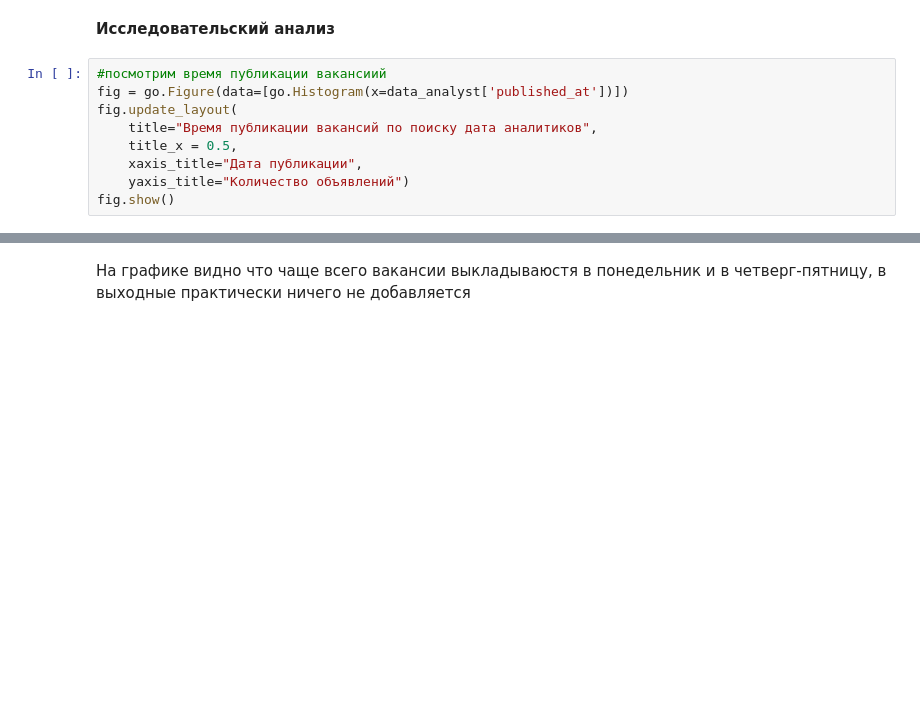
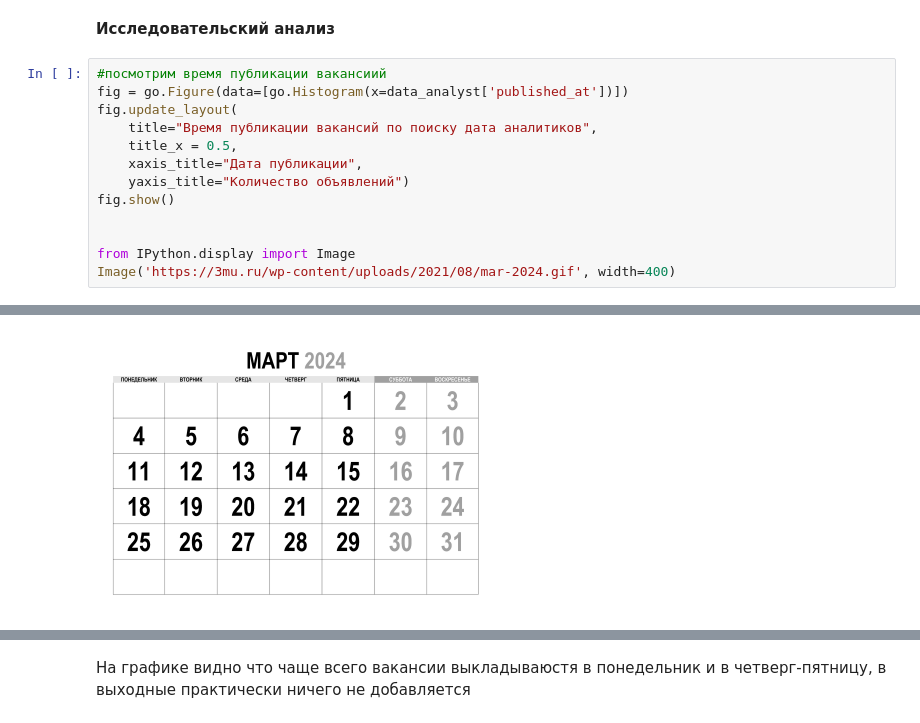
Before and after one commit to AndreyP95/compare_ba_and_da, a Jupyter notebook: comparison_ba_and_da.ipynb, the cells around one changed output, grey strips where cells are left out. Saved outputs shown, nothing was run; the diff lists cells and outputs as text; blank space fills up the shorter version.

```diff
--- a/comparison_ba_and_da.ipynb
+++ b/comparison_ba_and_da.ipynb
@@ -603,14 +552,19 @@ set(data_analyst['salary_bin'])
 # %%
 #посмотрим время публикации вакансиий
 fig = go.Figure(data=[go.Histogram(x=data_analyst['published_at'])])
 fig.update_layout(
     title="Время публикации вакансий по поиску дата аналитиков",
     title_x = 0.5,
     xaxis_title="Дата публикации",
     yaxis_title="Количество объявлений")
 fig.show()
+
+
+from IPython.display import Image
+Image('https://3mu.ru/wp-content/uploads/2021/08/mar-2024.gif', width=400)
 # %% [output]
 [interactive output not drawn]
+[figure, added]
 # %%
 fig = go.Figure(data=[go.Histogram(x=bussines_analyst['published_at'])])
 fig.update_layout(
```
Also changed, not shown: parts of 21 cells of this notebook.
